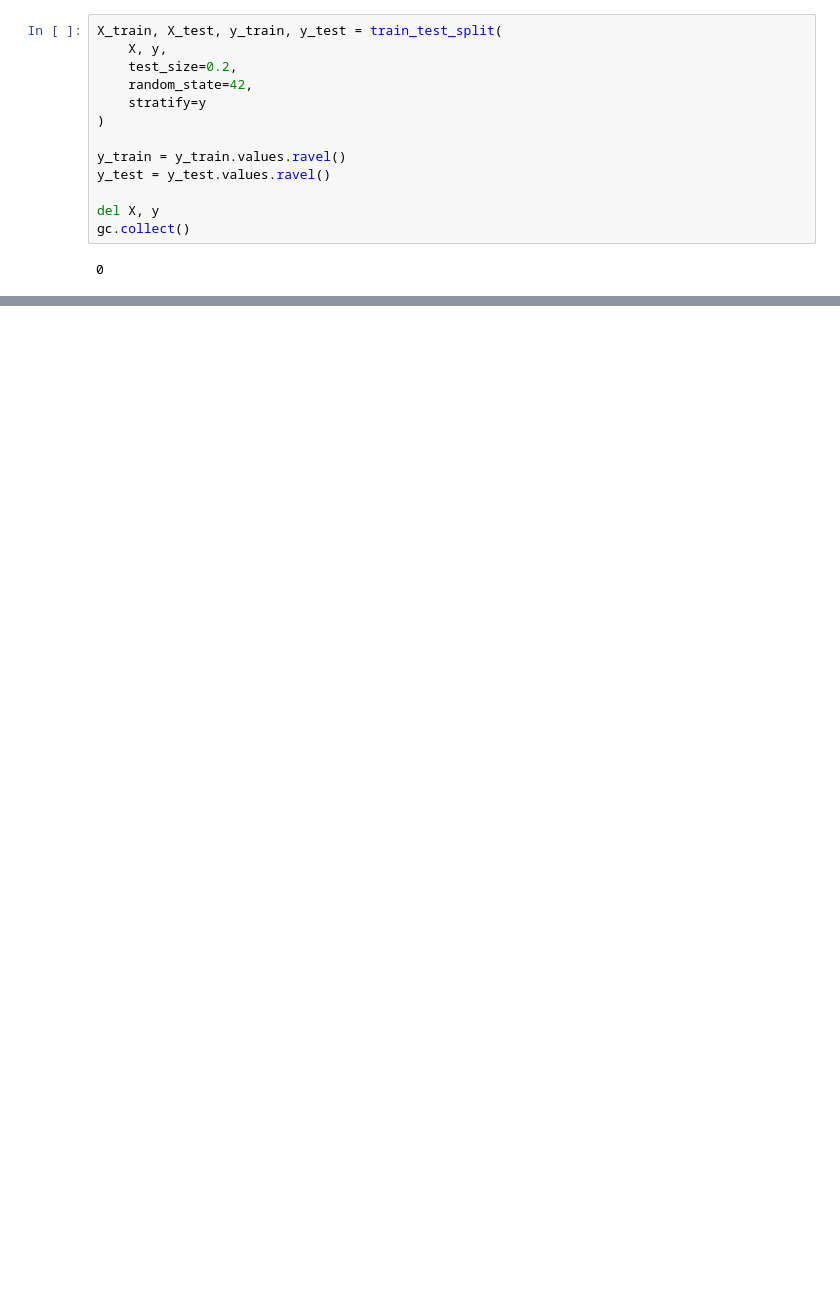
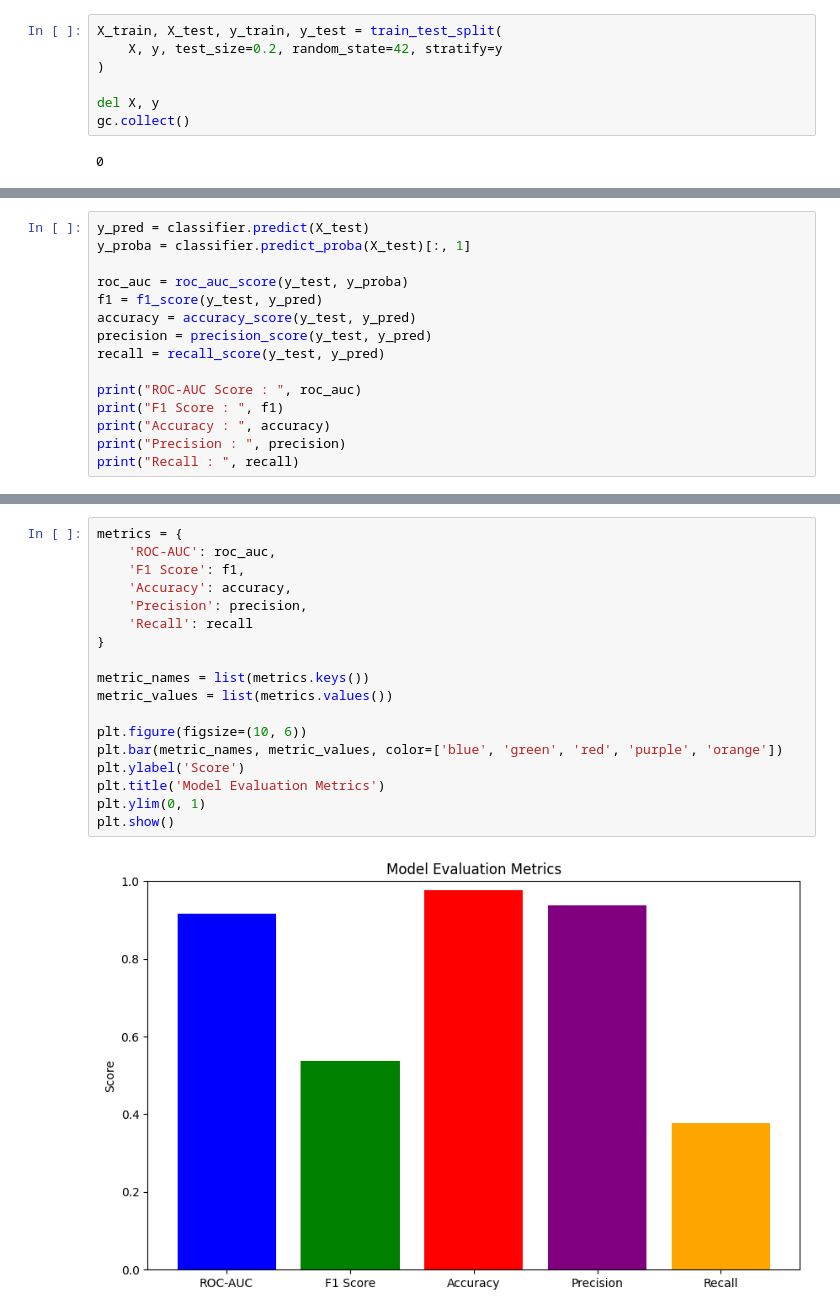
Before and after one commit to Satvik01000/Fraud-Detection, a Jupyter notebook: Random-Forest.ipynb, the cells around one changed output, grey strips where cells are left out. Drawn from its saved outputs; the diff is of its cells as text; blank space fills up the shorter version.

Commit message:
Random Forest completed

```diff
--- a/Random-Forest.ipynb
+++ b/Random-Forest.ipynb
@@ -18,13 +23,7 @@ y = pd.read_parquet('y_processed.parquet')
 # %%
 X_train, X_test, y_train, y_test = train_test_split(
-    X, y,
-    test_size=0.2,
-    random_state=42,
-    stratify=y
+    X, y, test_size=0.2, random_state=42, stratify=y
 )
-
-y_train = y_train.values.ravel()
-y_test = y_test.values.ravel()
 
 del X, y
 gc.collect()
@@ -63,0 +54,15 @@ Accuracy     : 0.9775883090053171
+# %%
+y_pred = classifier.predict(X_test)
+y_proba = classifier.predict_proba(X_test)[:, 1]
+
+roc_auc = roc_auc_score(y_test, y_proba)
+f1 = f1_score(y_test, y_pred)
+accuracy = accuracy_score(y_test, y_pred)
+precision = precision_score(y_test, y_pred)
+recall = recall_score(y_test, y_pred)
+
+print("ROC-AUC Score : ", roc_auc)
+print("F1 Score : ", f1)
+print("Accuracy : ", accuracy)
+print("Precision : ", precision)
+print("Recall : ", recall)
@@ -63,0 +75,20 @@ Accuracy     : 0.9775883090053171
+# %%
+metrics = {
+    'ROC-AUC': roc_auc,
+    'F1 Score': f1,
+    'Accuracy': accuracy,
+    'Precision': precision,
+    'Recall': recall
+}
+
+metric_names = list(metrics.keys())
+metric_values = list(metrics.values())
+
+plt.figure(figsize=(10, 6))
+plt.bar(metric_names, metric_values, color=['blue', 'green', 'red', 'purple', 'orange'])
+plt.ylabel('Score')
+plt.title('Model Evaluation Metrics')
+plt.ylim(0, 1)
+plt.show()
+# %% [output]
+[figure, added]
```
Also changed, not shown: parts of 8 cells of this notebook.
